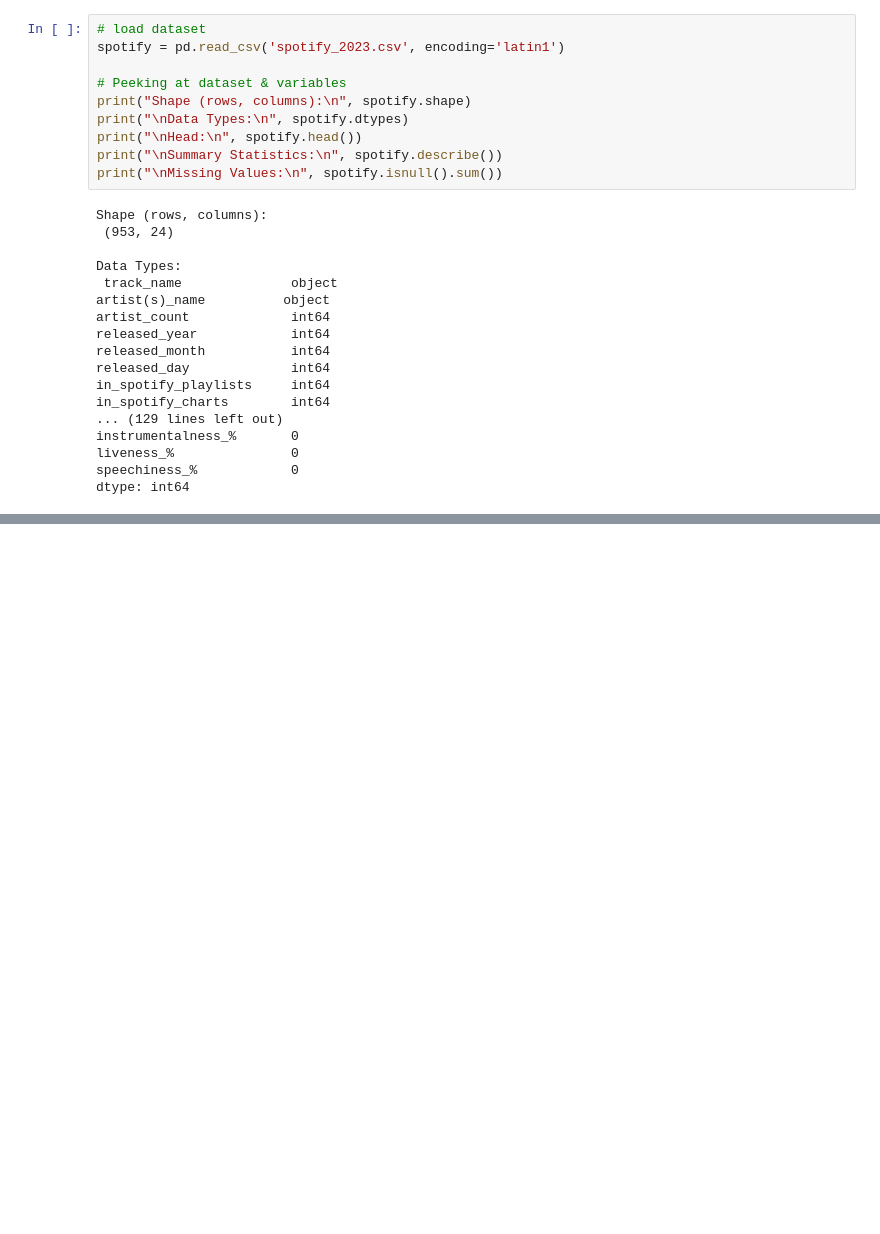
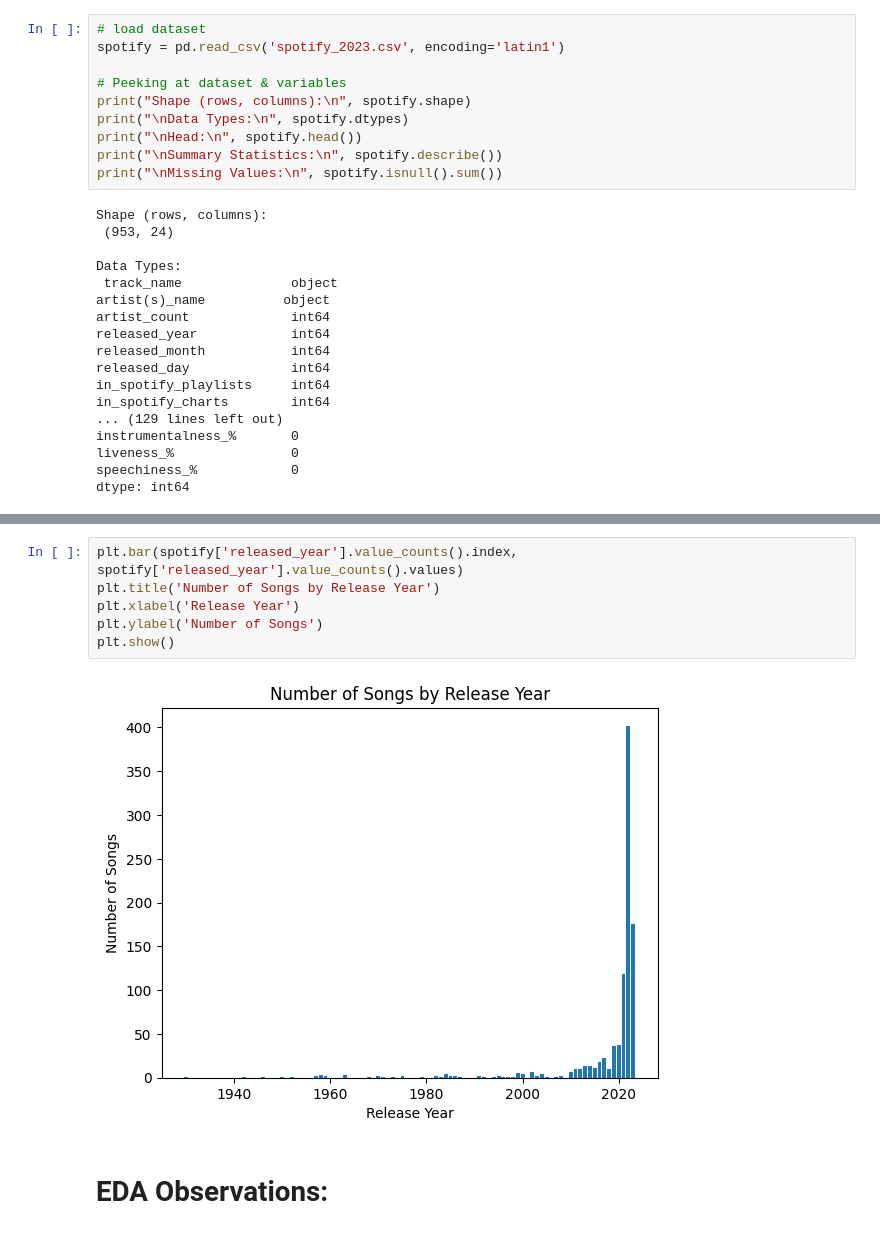
Before and after one commit to samuelpark316/ML_Midterm, a Jupyter notebook: eda.ipynb, the cells around one changed output, grey strips where cells are left out. Cells and saved outputs as stored; diff of their text form; blank space fills up the shorter version.

```diff
--- a/eda.ipynb
+++ b/eda.ipynb
@@ -77,0 +149,10 @@ plt.show()
+# %%
+plt.bar(spotify['released_year'].value_counts().index, spotify['released_year'].value_counts().values)
+plt.title('Number of Songs by Release Year')
+plt.xlabel('Release Year')
+plt.ylabel('Number of Songs')
+plt.show()
+# %% [output]
+[figure, added]
+# %% [markdown]
+# EDA Observations:
```
Also changed, not shown: parts of 6 cells of this notebook.
